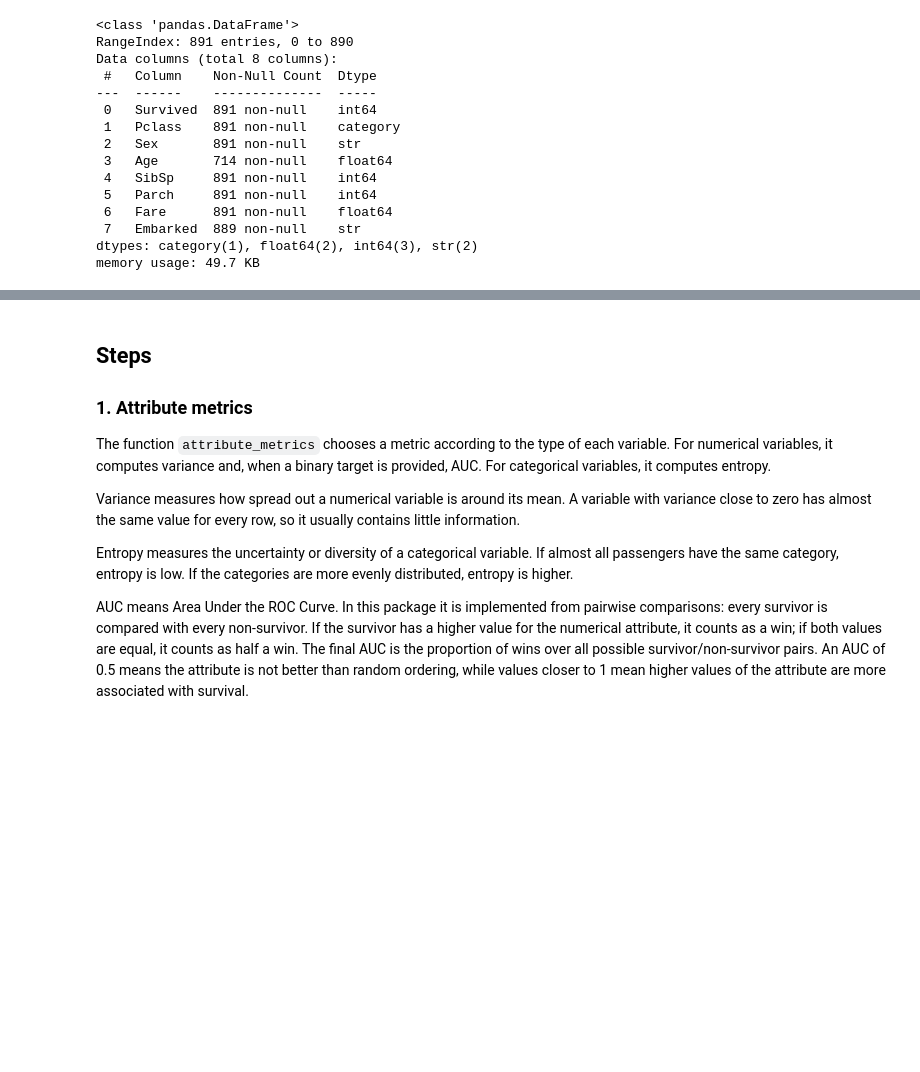
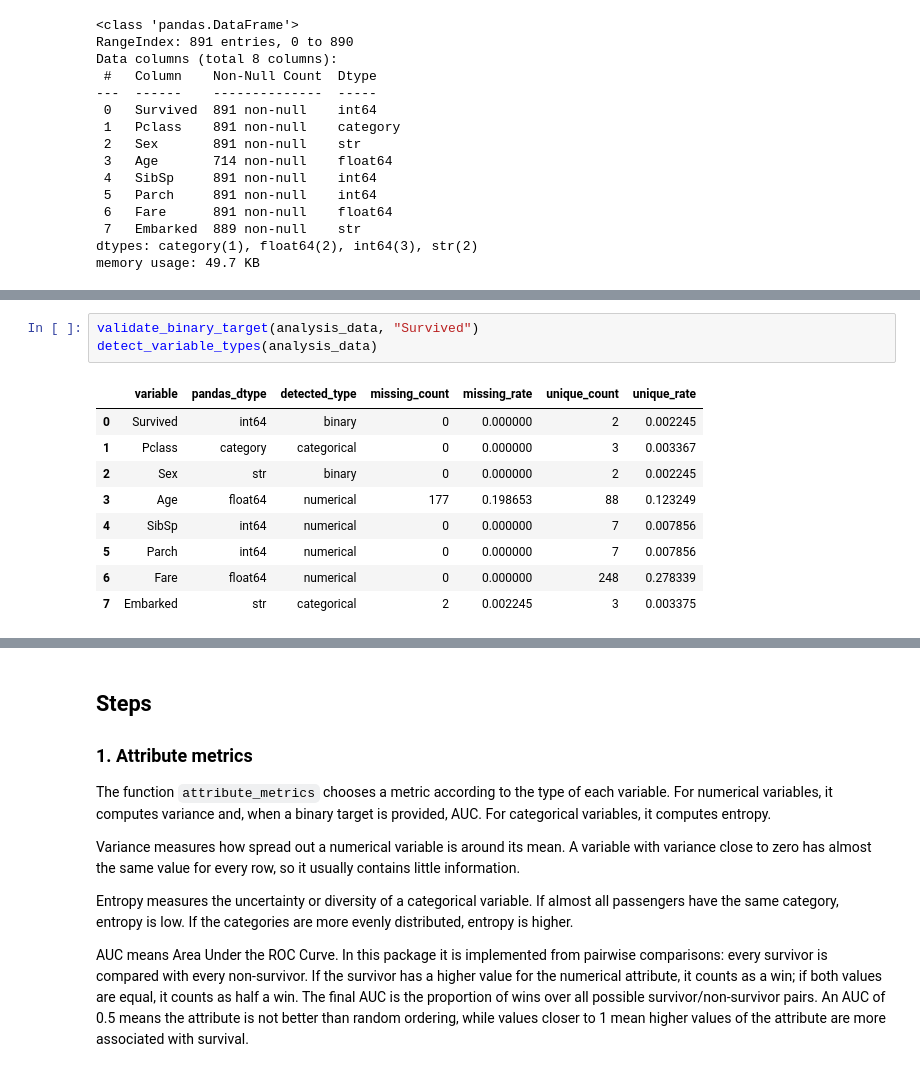
Before and after one commit to abarrenap/sme-dataprep-python, a Jupyter notebook: usage_examples.ipynb, the cells around one changed output, grey strips where cells are left out. Cells and saved outputs as stored; diff of their text form; blank space fills up the shorter version.

```diff
--- a/usage_examples.ipynb
+++ b/usage_examples.ipynb
@@ -104,0 +114,13 @@ memory usage: 49.7 KB
+# %%
+validate_binary_target(analysis_data, "Survived")
+detect_variable_types(analysis_data)
+# %% [output]
+|  | variable | pandas_dtype | detected_type | missing_count | missing_rate | unique_count | unique_rate |
+| 0 | Survived | int64 | binary | 0 | 0.000000 | 2 | 0.002245 |
+| 1 | Pclass | category | categorical | 0 | 0.000000 | 3 | 0.003367 |
+| 2 | Sex | str | binary | 0 | 0.000000 | 2 | 0.002245 |
+| 3 | Age | float64 | numerical | 177 | 0.198653 | 88 | 0.123249 |
+| 4 | SibSp | int64 | numerical | 0 | 0.000000 | 7 | 0.007856 |
+| 5 | Parch | int64 | numerical | 0 | 0.000000 | 7 | 0.007856 |
+| 6 | Fare | float64 | numerical | 0 | 0.000000 | 248 | 0.278339 |
+| 7 | Embarked | str | categorical | 2 | 0.002245 | 3 | 0.003375 |
```
Also changed, not shown: parts of 10 cells of this notebook, 4 other files.
